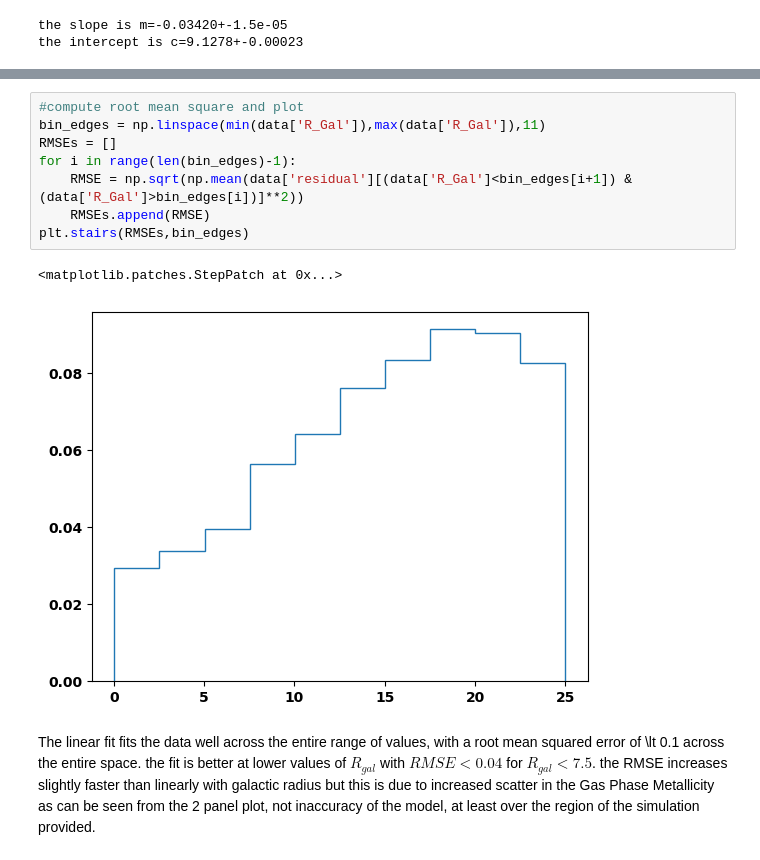
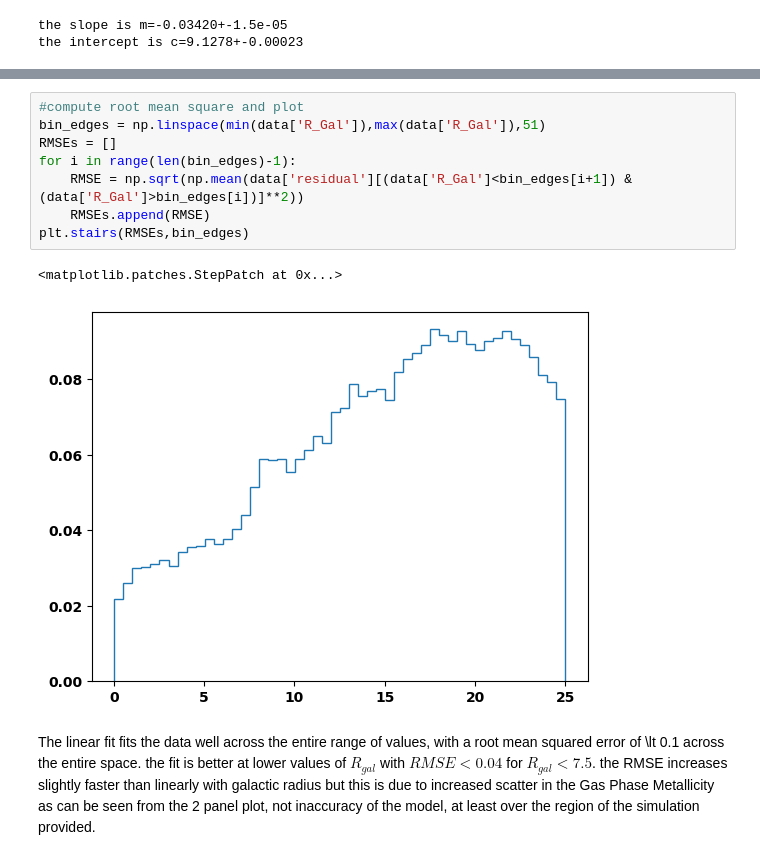
Before and after one commit to orm11/astr4004_assignment_02, a Jupyter notebook: Radial_metalicity_relatons_in_simlations.ipynb, the cells around one changed output, grey strips where cells are left out. Saved outputs shown, nothing was run; the diff lists cells and outputs as text.

````diff
--- a/Radial_metalicity_relatons_in_simlations.ipynb
+++ b/Radial_metalicity_relatons_in_simlations.ipynb
@@ -62,15 +62,15 @@ the intercept is c=9.1278+-0.00023
 using ```scipy.optimize.curvefit``` the slope and intercept of the linear model in the above plot are $m=-0.03420\pm1.5\times10^{-10},\;c=9.1278\pm0.00023$. these parameters were computed using a Levenberg-Marquardt algorithm for least squares fitting with no bounds and innitial conditions of $m_0=-\frac{1}{30},\;c_0=9.1$ which were estimated from reading the plot.
 # %%
 #compute root mean square and plot
-bin_edges = np.linspace(min(data['R_Gal']),max(data['R_Gal']),11)
+bin_edges = np.linspace(min(data['R_Gal']),max(data['R_Gal']),51)
 RMSEs = []
 for i in range(len(bin_edges)-1):
     RMSE = np.sqrt(np.mean(data['residual'][(data['R_Gal']<bin_edges[i+1]) & (data['R_Gal']>bin_edges[i])]**2))
     RMSEs.append(RMSE)
 plt.stairs(RMSEs,bin_edges)
 # %% [output]
 <matplotlib.patches.StepPatch at 0x...>
-[figure, old version]
+[figure, new version]
 # %% [markdown]
 The linear fit fits the data well across the entire range of values, with a root mean squared error of \lt 0.1 across the entire space. the fit is better at lower values of $R_{gal}$ with $RMSE\lt0.04$ for $R_{gal}\lt7.5$. the RMSE increases slightly faster than linearly with galactic radius but this is due to increased scatter in the Gas Phase Metallicity as can be seen from the 2 panel plot, not inaccuracy of the model, at least over the region of the simulation provided.
 # %%
````
Also changed, not shown: parts of 5 cells of this notebook, 2 other files.
